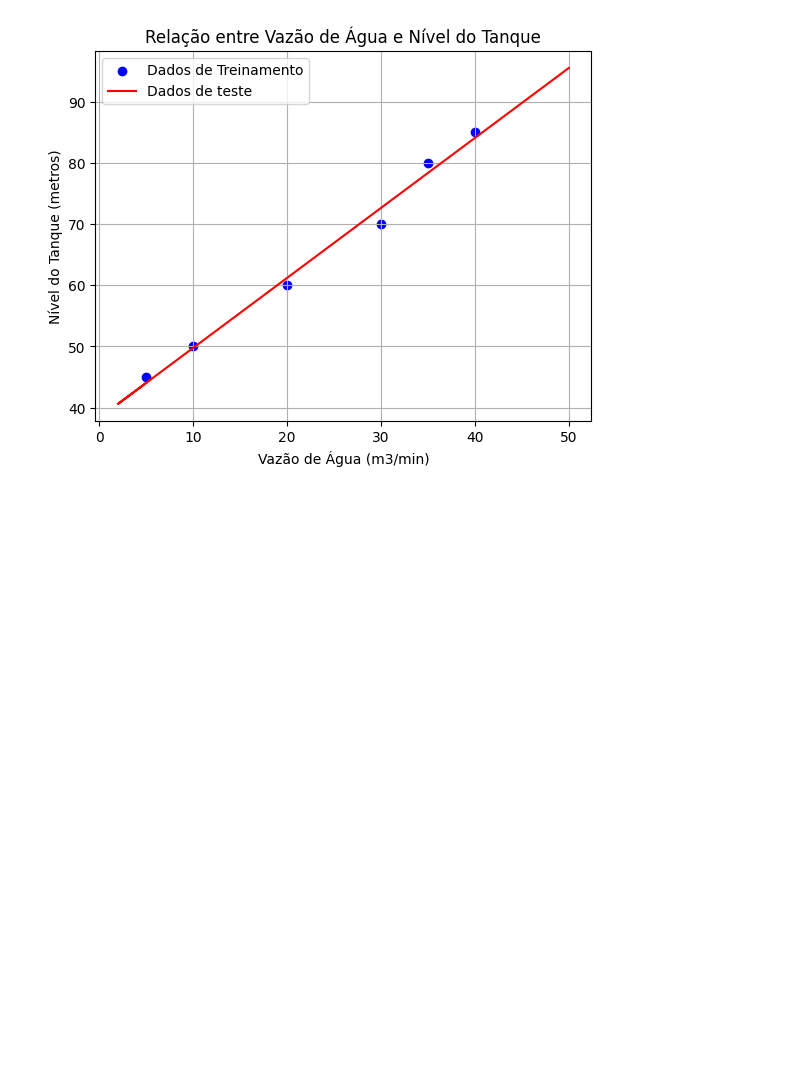
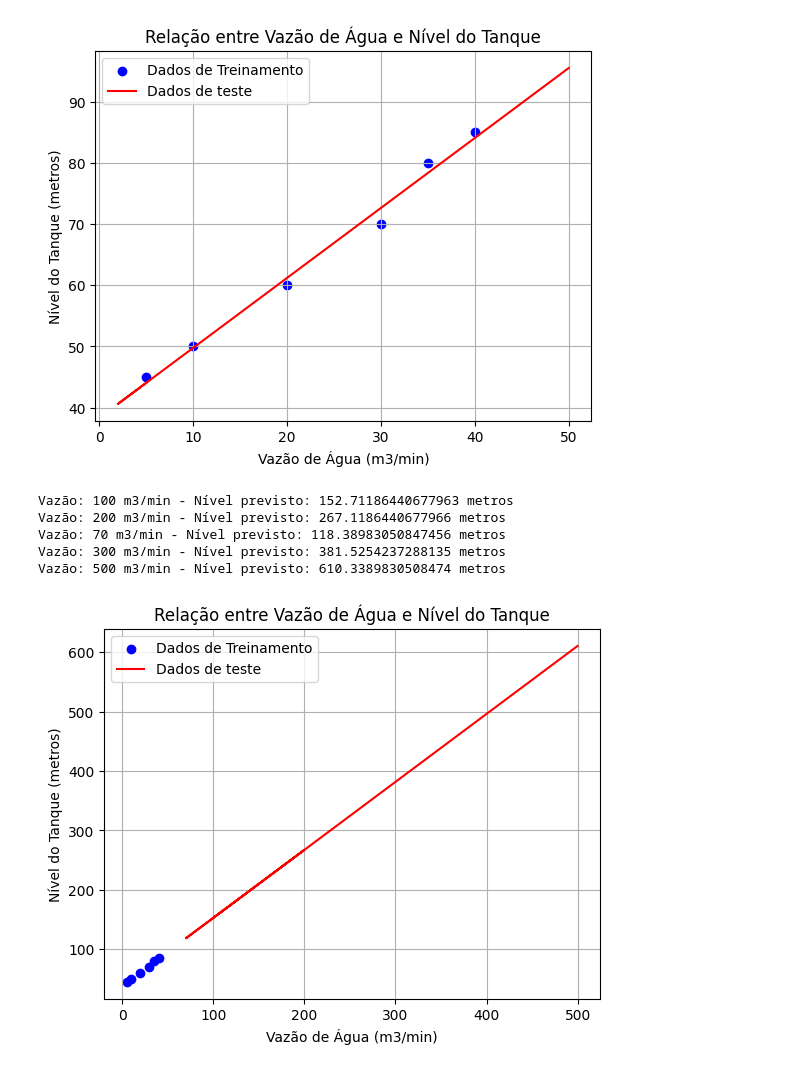
Before and after one commit to danielvieira95/Intelig-ncia-Artificial-e-Big-Data--2-2024, a Jupyter notebook: TurmaB/Aula05/codigo.ipynb, the cells around one changed output. Cells and saved outputs as stored; diff of their text form; code cells hidden in the pictures; blank space fills up the shorter version.

```diff
--- a/TurmaB/Aula05/codigo.ipynb
+++ b/TurmaB/Aula05/codigo.ipynb
@@ -43,3 +46,31 @@ Vazão: 7 m3/min - Nível previsto: 46.313559322033896 metros
 Vazão: 30 m3/min - Nível previsto: 72.62711864406779 metros
 Vazão: 50 m3/min - Nível previsto: 95.50847457627117 metros
 [figure]
+# %%
+# Dados de teste
+#vazao_teste = np.array([15, 25, 33]).reshape(-1, 1)  # vazão de água em m3/min
+vazao_teste = np.array([100, 200, 70,300,500]).reshape(-1, 1)  # vazão de água em m3/min
+# Fazer previsões com base na vazão de água
+nivel_previsto = modelo.predict(vazao_teste)
+# %%
+# Imprimir as previsões
+for i in range(len(vazao_teste)): # laço de repetição para exibir os dados
+    # de saida
+    print(f"Vazão: {vazao_teste[i][0]} m3/min - Nível previsto: {nivel_previsto[i]} metros")
+# gráfico de pontos - scatter
+plt.scatter(vazao, nivel, color='blue', label='Dados de Treinamento')
+# gráfico de linhas
+plt.plot(vazao_teste,nivel_previsto, color  = 'red',label='Dados de teste')
+plt.xlabel('Vazão de Água (m3/min)')
+plt.ylabel('Nível do Tanque (metros)')
+plt.title('Relação entre Vazão de Água e Nível do Tanque')
+plt.legend()
+plt.grid(True)
+plt.show()
+# %% [output]
+Vazão: 100 m3/min - Nível previsto: 152.71186440677963 metros
+Vazão: 200 m3/min - Nível previsto: 267.1186440677966 metros
+Vazão: 70 m3/min - Nível previsto: 118.38983050847456 metros
+Vazão: 300 m3/min - Nível previsto: 381.5254237288135 metros
+Vazão: 500 m3/min - Nível previsto: 610.3389830508474 metros
+[figure, added]
```
Also changed, not shown: parts of 1 cell of this notebook.
